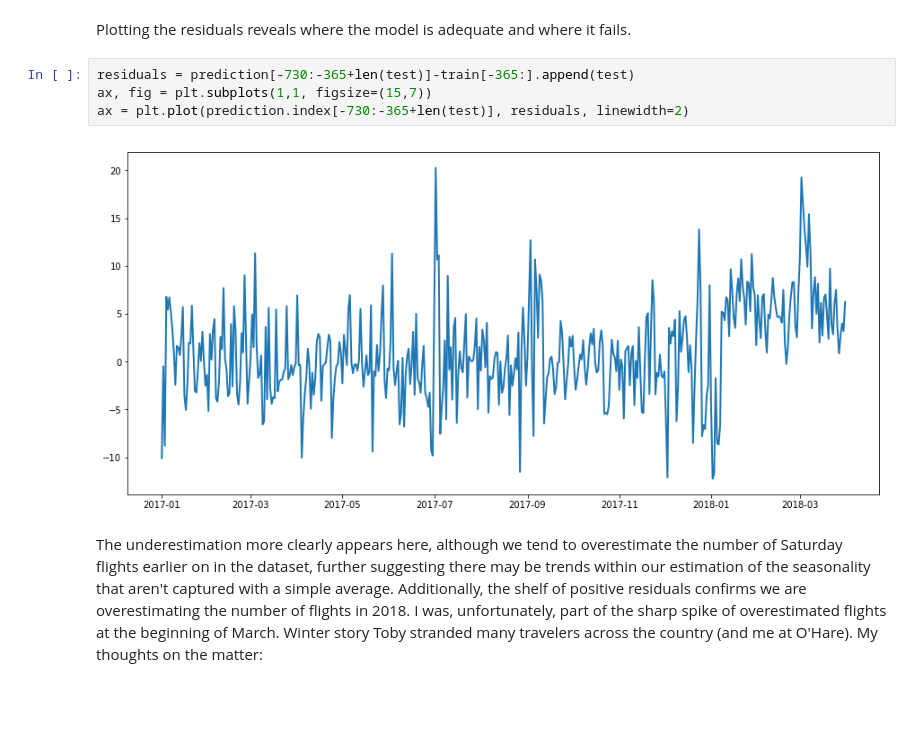
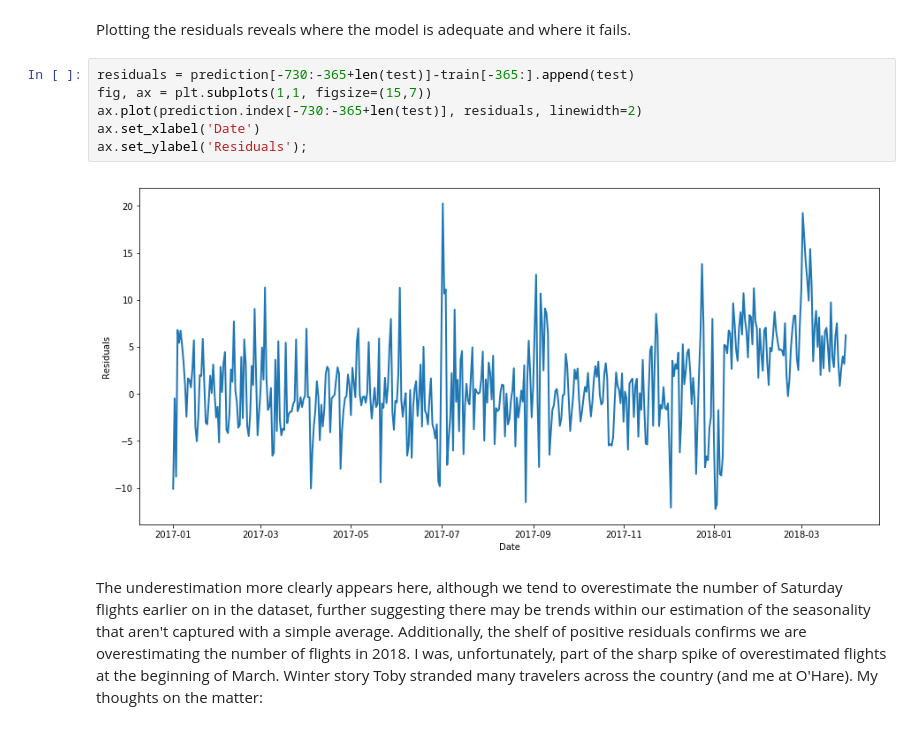
Before and after one commit to drew-hogg-datascience/flight_modeling, a Jupyter notebook: united_analysis.ipynb, the cells around one changed output. Saved outputs shown, nothing was run; the diff lists cells and outputs as text; blank space fills up the shorter version.

```diff
--- a/united_analysis.ipynb
+++ b/united_analysis.ipynb
@@ -327,10 +326,12 @@ R2 Score =  -0.4652272922638878
 Plotting the residuals reveals where the model is adequate and where it fails.
 # %%
 residuals = prediction[-730:-365+len(test)]-train[-365:].append(test)
-ax, fig = plt.subplots(1,1, figsize=(15,7))
-ax = plt.plot(prediction.index[-730:-365+len(test)], residuals, linewidth=2)
+fig, ax = plt.subplots(1,1, figsize=(15,7))
+ax.plot(prediction.index[-730:-365+len(test)], residuals, linewidth=2)
+ax.set_xlabel('Date')
+ax.set_ylabel('Residuals');
 # %% [output]
-[figure, old version]
+[figure, new version]
 # %% [markdown]
 The underestimation more clearly appears here, although we tend to overestimate the number of Saturday flights earlier on in the dataset, further suggesting there may be trends within our estimation of the seasonality that aren't captured with a simple average.  Additionally, the shelf of positive residuals confirms we are overestimating the number of flights in 2018.  I was, unfortunately, part of the sharp spike of overestimated flights at the beginning of March.  Winter story Toby stranded many travelers across the country (and me at O'Hare).  My thoughts on the matter:
 # %% [markdown]
```
Also changed, not shown: parts of 4 cells of this notebook.
